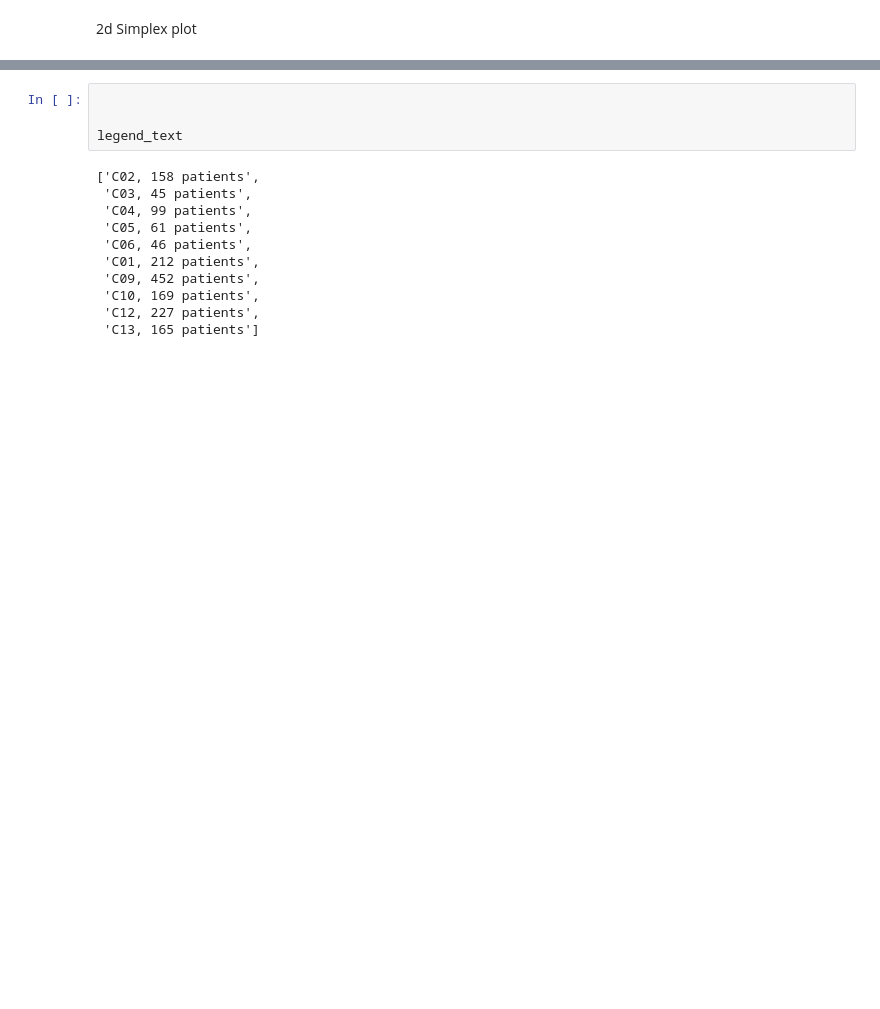
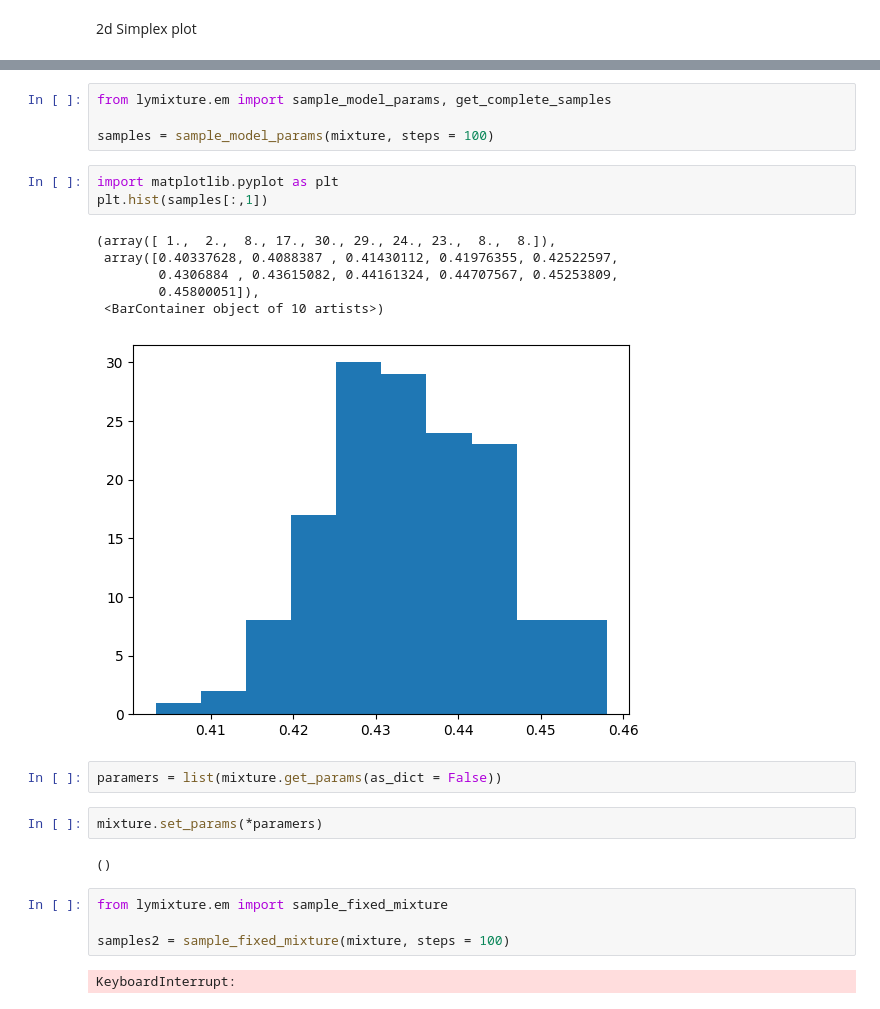
Before and after one commit to YoelPH/lymixture, a Jupyter notebook: evaluation/Full_ipsi_analysis_extended.ipynb, the cells around one changed output, grey strips where cells are left out. Saved outputs shown, nothing was run; the diff lists cells and outputs as text; blank space fills up the shorter version.

```diff
--- a/evaluation/Full_ipsi_analysis_extended.ipynb
+++ b/evaluation/Full_ipsi_analysis_extended.ipynb
@@ -564,15 +552,26 @@ plt.show()
-# %%
-
-
-legend_text
-# %% [output]
-['C02, 158 patients',
- 'C03, 45 patients',
- 'C04, 99 patients',
- 'C05, 61 patients',
- 'C06, 46 patients',
- 'C01, 212 patients',
- 'C09, 452 patients',
- 'C10, 169 patients',
- 'C12, 227 patients',
- 'C13, 165 patients']
+# %%
+from lymixture.em import sample_model_params, get_complete_samples
+
+samples = sample_model_params(mixture, steps = 100)
+# %%
+import matplotlib.pyplot as plt
+plt.hist(samples[:,1])
+# %% [output]
+(array([ 1.,  2.,  8., 17., 30., 29., 24., 23.,  8.,  8.]),
+ array([0.40337628, 0.4088387 , 0.41430112, 0.41976355, 0.42522597,
+        0.4306884 , 0.43615082, 0.44161324, 0.44707567, 0.45253809,
+        0.45800051]),
+ <BarContainer object of 10 artists>)
+[figure, added]
+# %%
+paramers = list(mixture.get_params(as_dict = False))
+# %%
+mixture.set_params(*paramers)
+# %% [output]
+()
+# %%
+from lymixture.em import sample_fixed_mixture
+
+samples2 = sample_fixed_mixture(mixture, steps = 100)
+# %% [output]
+KeyboardInterrupt:
```
Also changed, not shown: parts of 11 cells of this notebook, 6 other files.
